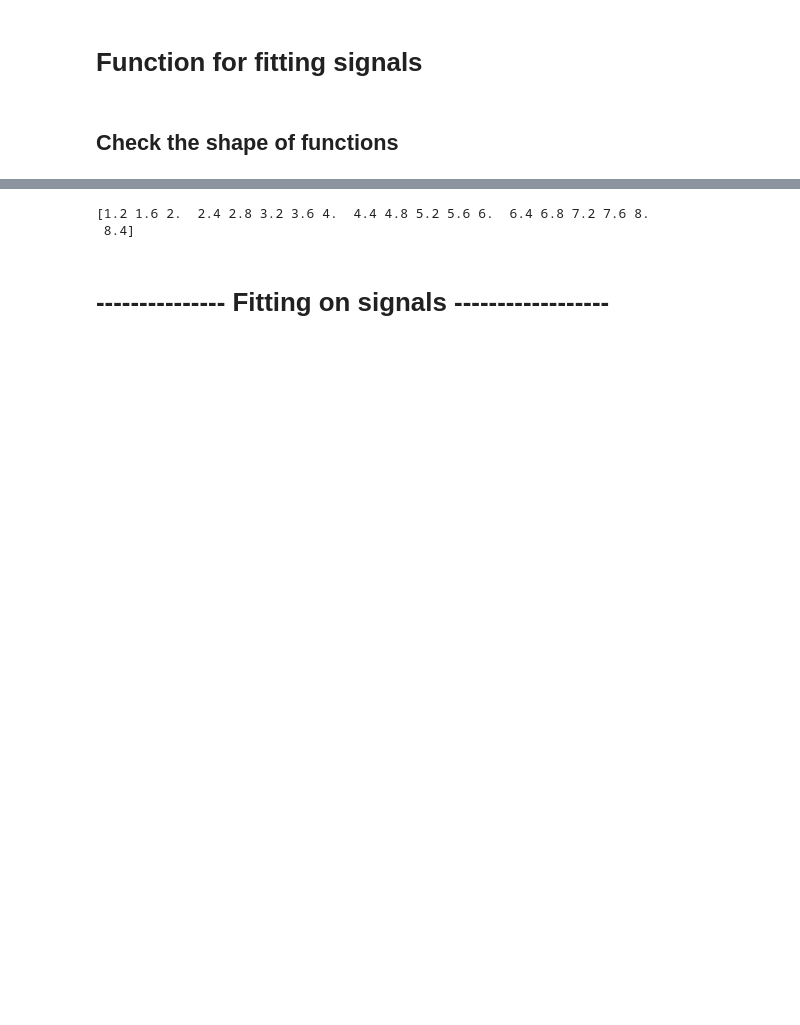
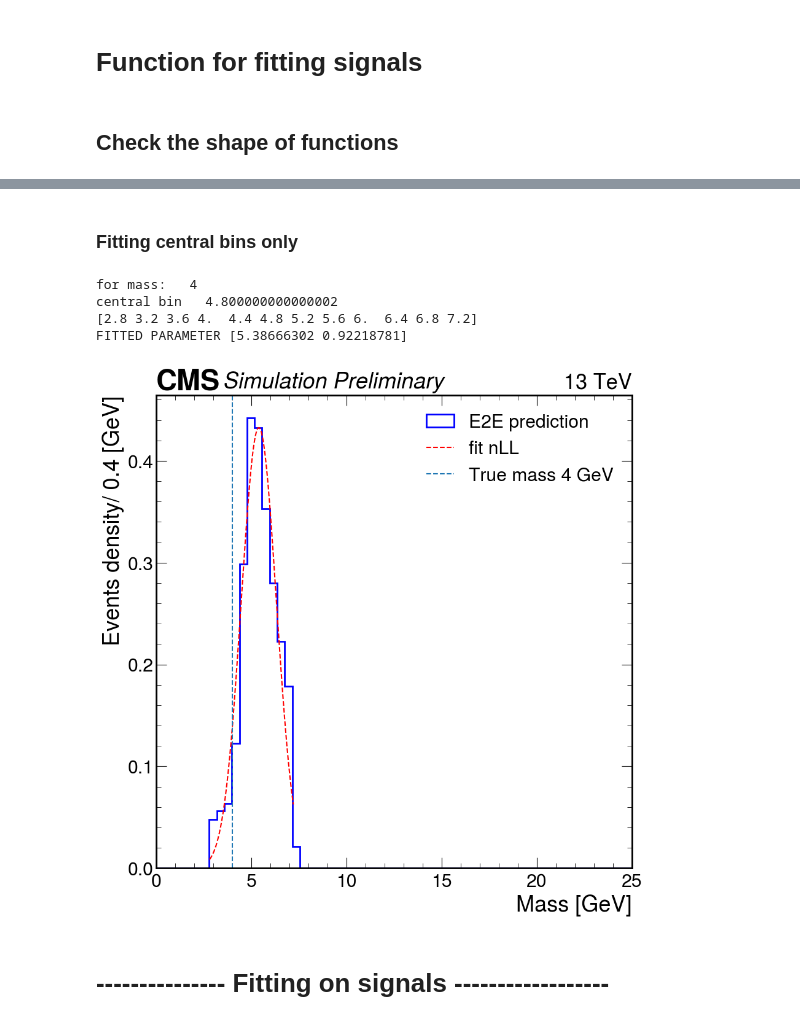
Before and after one commit to bhbam/H_AA_CLuster_jupyter_notebooks, a Jupyter notebook: fitting_diff_model_to_predictions.ipynb, the cells around one changed output, grey strips where cells are left out. Cells and saved outputs as stored; diff of their text form; code cells hidden in the pictures; blank space fills up the shorter version.

```diff
--- a/fitting_diff_model_to_predictions.ipynb
+++ b/fitting_diff_model_to_predictions.ipynb
@@ -376,27 +349,74 @@ FITTED PARAMETERS: [5.55793187 1.84067288]
+# %% [markdown]
+### Fitting central bins only
 # %%
-data=m_pred_
-lower_mass=1.2
-upper_mass=17.3
-bin_size=0.4
+Mass = '4'
+mass  = {'3p7':3.7,'4':4, '5':5, '6':6, '8':8, '10':10, '12':12, '14':14}.get(Mass, None)
+print('for mass:  ', mass)
+paths=np.sort(glob.glob(f'{parent_folder_path}/INFERENCE_13_channels_aToTauTau_m1p2To17p2_pT30To180_M_{Mass}_H_AA_4Tau/epoch10_val_pseudoscala*.pkl'))
+assert len(paths) > 0
+
+
+m0_min = 0
+m0_max = 25
+bin_size = 0.4
+
+infile = open(f"{paths[0]}", "rb")
+data = pickle.load(infile)
+infile.close()
+m_pred_ = data["m_pred"]
+
+
+#------------below for fitting central bins only--------------------------------------------------------
+
 def get_central_bins(data, lower_mass=1.2, upper_mass=17.2, bin_size=0.4, number_bins=6):
     bins=np.arange(lower_mass, upper_mass+bin_size, bin_size)
     counts, bin_edges = np.histogram(data, bins=bins)
 
     # Find the index of the mode bin
     mode_bin_index = np.argmax(counts)
-    start_bin_index = min(0, abs(mode_bin_index-number_bins))
+    print("central bin  ", bins[mode_bin_index])
+    start_bin_index = max(0, abs(mode_bin_index-number_bins))
     end_bin_index = min(mode_bin_index+number_bins, len(bins)-1)
     central_bins = np.arange(bins[start_bin_index], bins[end_bin_index]+bin_size, bin_size)
+    print(central_bins)
     return central_bins
+
+central_bins = get_central_bins(m_pred_, lower_mass=1.2, upper_mass=17.2, bin_size=0.4, number_bins=5)
+mask = (m_pred_ >= central_bins[0]) & (m_pred_ < central_bins[-1])
+
+m_pred_ = m_pred_[mask]
+
+#------------above this for fitting central bins only---------------------------------------------------
 
 
 
-# Find the index of the mode bin
+x = np.linspace(min(m_pred_), max(m_pred_),10000)
+fitted_pdf = nLLH_G_calculation(m_pred_)
+y = fitted_pdf(x)
 
-print(get_central_bins(data, lower_mass=1.2, upper_mass=17.2, bin_size=0.4, number_bins=6))
+# mu, std = norm.fit(m_pred_)
+# print(mu, std)
+# # mu, std = 5, 0.75
+# y = norm.pdf(x, mu, std)
+
+
+fig, ax = plt.subplots()
+plt.hist(np.array(m_pred_).flatten(),range=(0,m0_max+1.2), bins=len(np.arange(0,m0_max+1.2,bin_size)), density=True, histtype='step',  linestyle='-', color='b', linewidth=2, label='E2E prediction')
+# plt.show()
+plt.plot(x, y,linestyle='--', color='red',label=f'fit nLL')
+plt.axvline(x= mass,linestyle='--',label=f'True mass {Mass} GeV')
+plt.xlim(0,25)
+plt.xlabel('Mass [GeV]')
+plt.ylabel('Events density/ 0.4 [GeV]')
+plt.legend(loc='best')
+hep.cms.label(llabel="Simulation Preliminary", rlabel="13 TeV", loc=0, ax=ax)
+plt.show()
 # %% [output]
-[1.2 1.6 2.  2.4 2.8 3.2 3.6 4.  4.4 4.8 5.2 5.6 6.  6.4 6.8 7.2 7.6 8.
- 8.4]
+for mass:   4
+central bin   4.800000000000002
+[2.8 3.2 3.6 4.  4.4 4.8 5.2 5.6 6.  6.4 6.8 7.2]
+FITTED PARAMETER [5.38666302 0.92218781]
+[figure, added]
 # %% [markdown]
 # --------------- Fitting  on signals ------------------
 # %%
```
Also changed, not shown: parts of 11 cells of this notebook.
